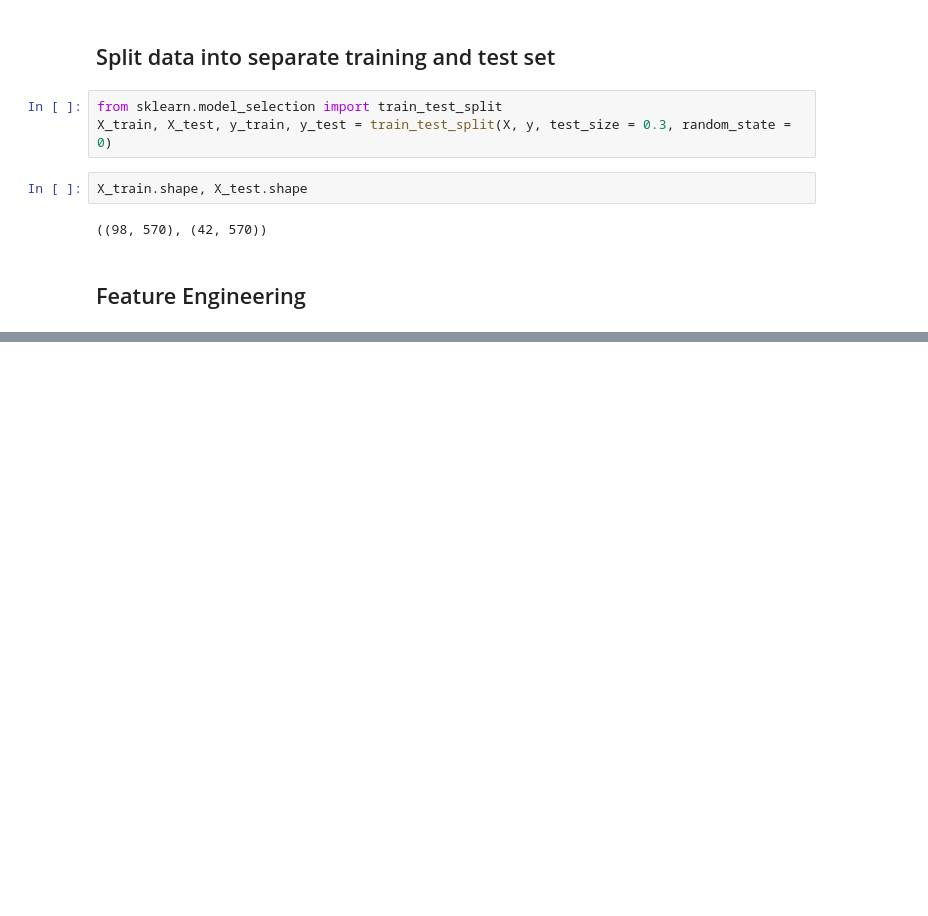
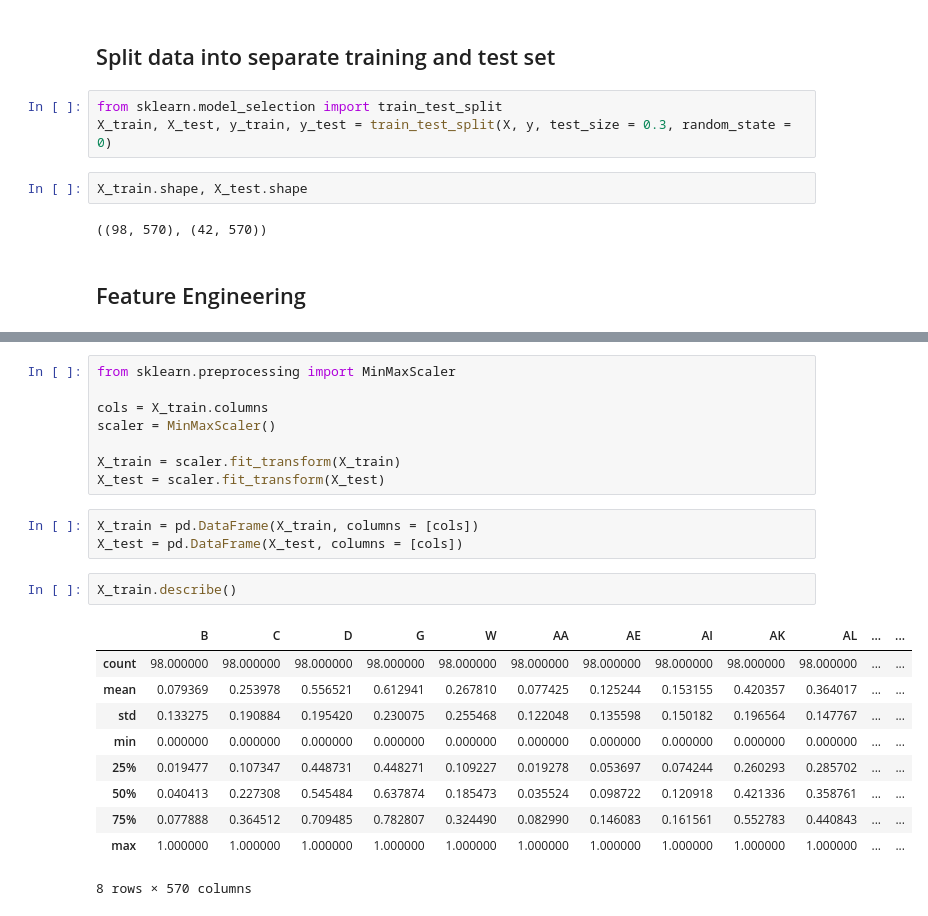
Before and after one commit to hadign20/pnet, a Jupyter notebook: notebooks/data_analysis.ipynb, the cells around one changed output, grey strips where cells are left out. Cells and saved outputs as stored; diff of their text form; blank space fills up the shorter version.

```diff
--- a/notebooks/data_analysis.ipynb
+++ b/notebooks/data_analysis.ipynb
@@ -212,0 +302,24 @@ X_train.shape, X_test.shape
+# %%
+from sklearn.preprocessing import MinMaxScaler
+
+cols = X_train.columns
+scaler = MinMaxScaler()
+
+X_train = scaler.fit_transform(X_train)
+X_test = scaler.fit_transform(X_test)
+# %%
+X_train = pd.DataFrame(X_train, columns = [cols])
+X_test = pd.DataFrame(X_test, columns = [cols])
+# %%
+X_train.describe()
+# %% [output]
+|  | B | C | D | G | W | AA | AE | AI | AK | AL | ... | ... |
+| count | 98.000000 | 98.000000 | 98.000000 | 98.000000 | 98.000000 | 98.000000 | 98.000000 | 98.000000 | 98.000000 | 98.000000 | ... | ... |
+| mean | 0.079369 | 0.253978 | 0.556521 | 0.612941 | 0.267810 | 0.077425 | 0.125244 | 0.153155 | 0.420357 | 0.364017 | ... | ... |
+| std | 0.133275 | 0.190884 | 0.195420 | 0.230075 | 0.255468 | 0.122048 | 0.135598 | 0.150182 | 0.196564 | 0.147767 | ... | ... |
+| min | 0.000000 | 0.000000 | 0.000000 | 0.000000 | 0.000000 | 0.000000 | 0.000000 | 0.000000 | 0.000000 | 0.000000 | ... | ... |
+| 25% | 0.019477 | 0.107347 | 0.448731 | 0.448271 | 0.109227 | 0.019278 | 0.053697 | 0.074244 | 0.260293 | 0.285702 | ... | ... |
+| 50% | 0.040413 | 0.227308 | 0.545484 | 0.637874 | 0.185473 | 0.035524 | 0.098722 | 0.120918 | 0.421336 | 0.358761 | ... | ... |
+| 75% | 0.077888 | 0.364512 | 0.709485 | 0.782807 | 0.324490 | 0.082990 | 0.146083 | 0.161561 | 0.552783 | 0.440843 | ... | ... |
+| max | 1.000000 | 1.000000 | 1.000000 | 1.000000 | 1.000000 | 1.000000 | 1.000000 | 1.000000 | 1.000000 | 1.000000 | ... | ... |
+8 rows × 570 columns
```
Also changed, not shown: parts of 15 cells of this notebook, 20 other files.
